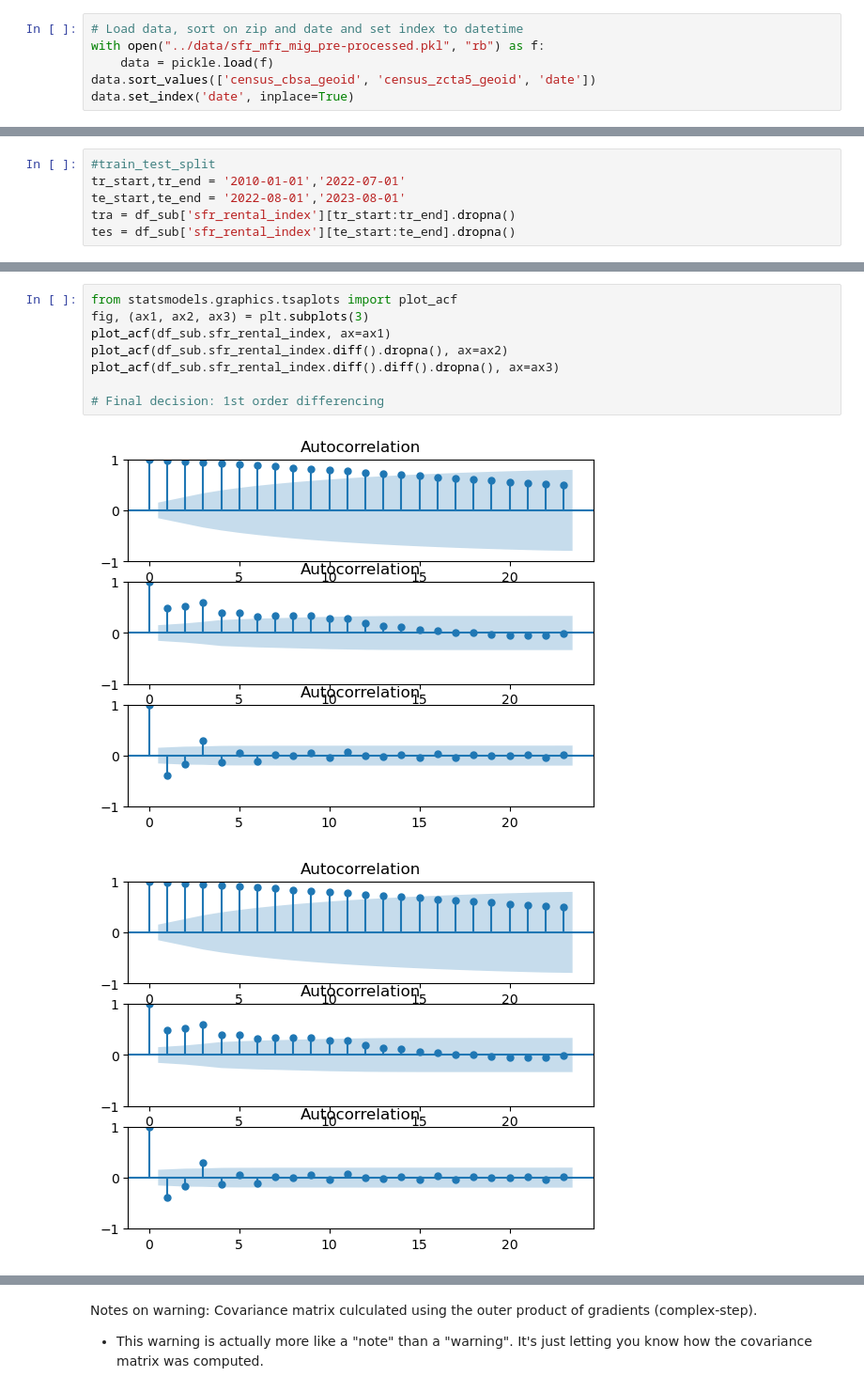
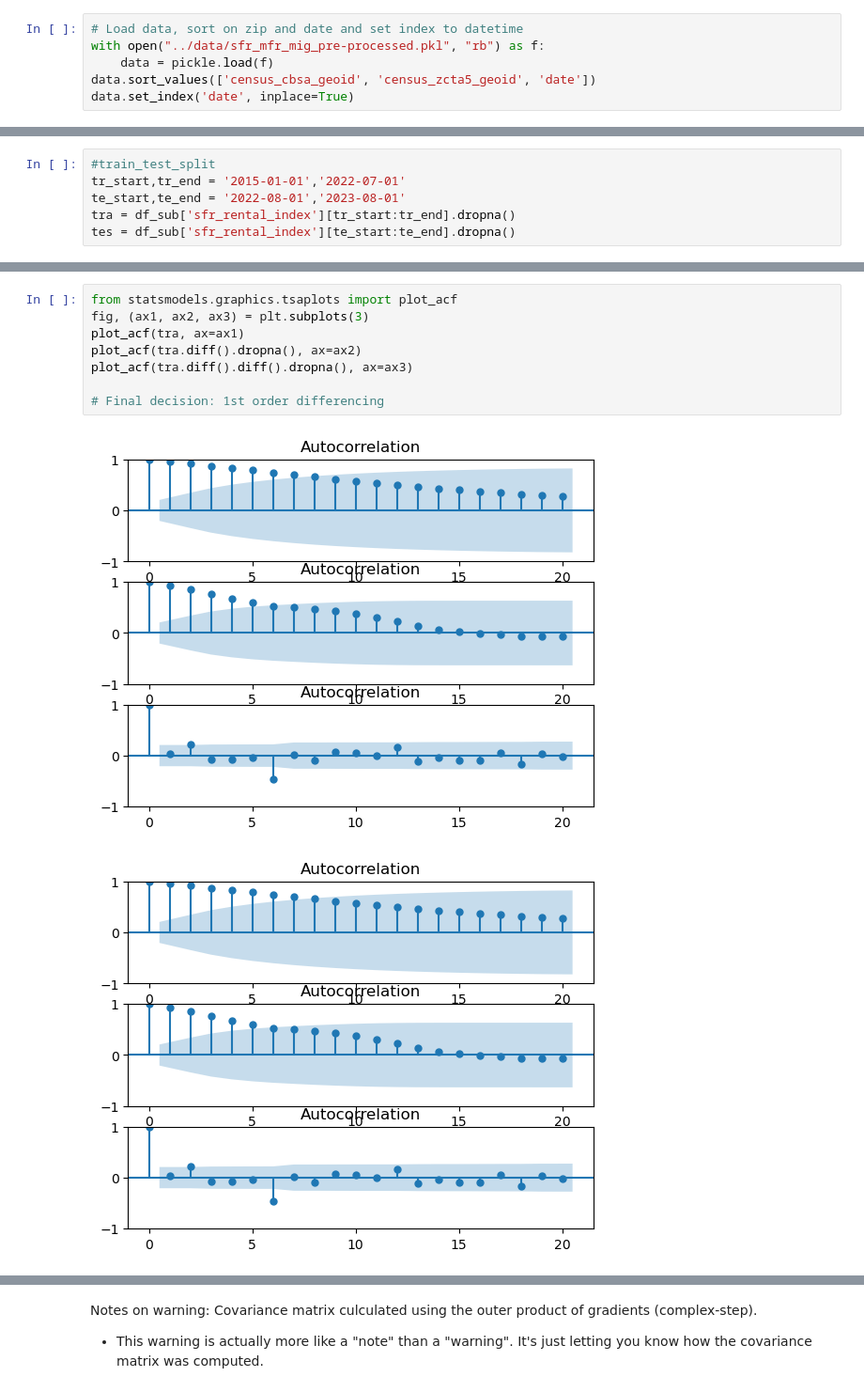
Before and after one commit to eihwood/Haystacks.AI-7, a Jupyter notebook: src/stats_models_sarimax.ipynb, the cells around one changed output, grey strips where cells are left out. Shown at 94% size. Saved outputs shown, nothing was run; the diff lists cells and outputs as text.

```diff
--- a/src/stats_models_sarimax.ipynb
+++ b/src/stats_models_sarimax.ipynb
@@ -38,6 +39,6 @@ plt.show()
 # %%
 #train_test_split
-tr_start,tr_end = '2010-01-01','2022-07-01'
+tr_start,tr_end = '2015-01-01','2022-07-01'
 te_start,te_end = '2022-08-01','2023-08-01'
 tra = df_sub['sfr_rental_index'][tr_start:tr_end].dropna()
 tes = df_sub['sfr_rental_index'][te_start:te_end].dropna()
@@ -91,14 +102,14 @@ for yr in range(2010, 2023):
 # %%
 from statsmodels.graphics.tsaplots import plot_acf
 fig, (ax1, ax2, ax3) = plt.subplots(3)
-plot_acf(df_sub.sfr_rental_index, ax=ax1)
-plot_acf(df_sub.sfr_rental_index.diff().dropna(), ax=ax2)
-plot_acf(df_sub.sfr_rental_index.diff().diff().dropna(), ax=ax3)
+plot_acf(tra, ax=ax1)
+plot_acf(tra.diff().dropna(), ax=ax2)
+plot_acf(tra.diff().diff().dropna(), ax=ax3)
 
 # Final decision: 1st order differencing
 # %% [output]
-[figure, old version]
+[figure, new version]
-[figure, old version]
+[figure, new version]
 # %%
 #The partial autocorrelation function plot can be used to draw a correlation
 # between the time series and its lag while the contribution from intermediate lags can be ignored.
```
Also changed, not shown: parts of 21 cells of this notebook.
